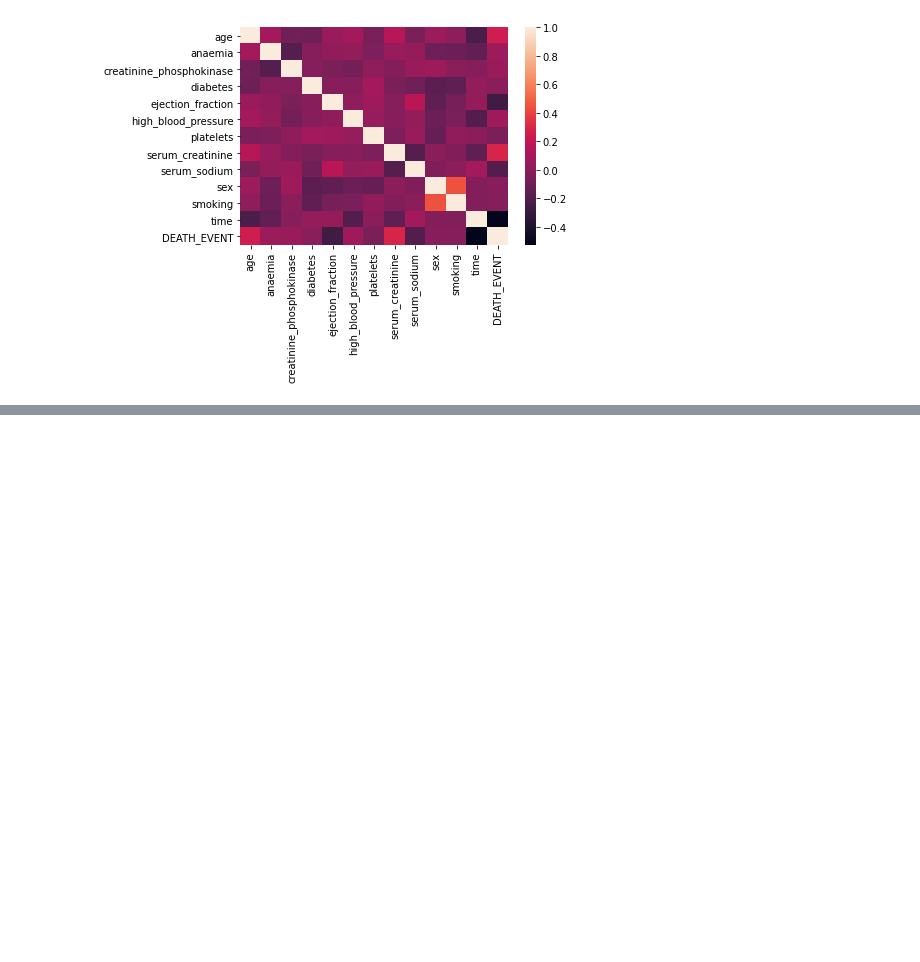
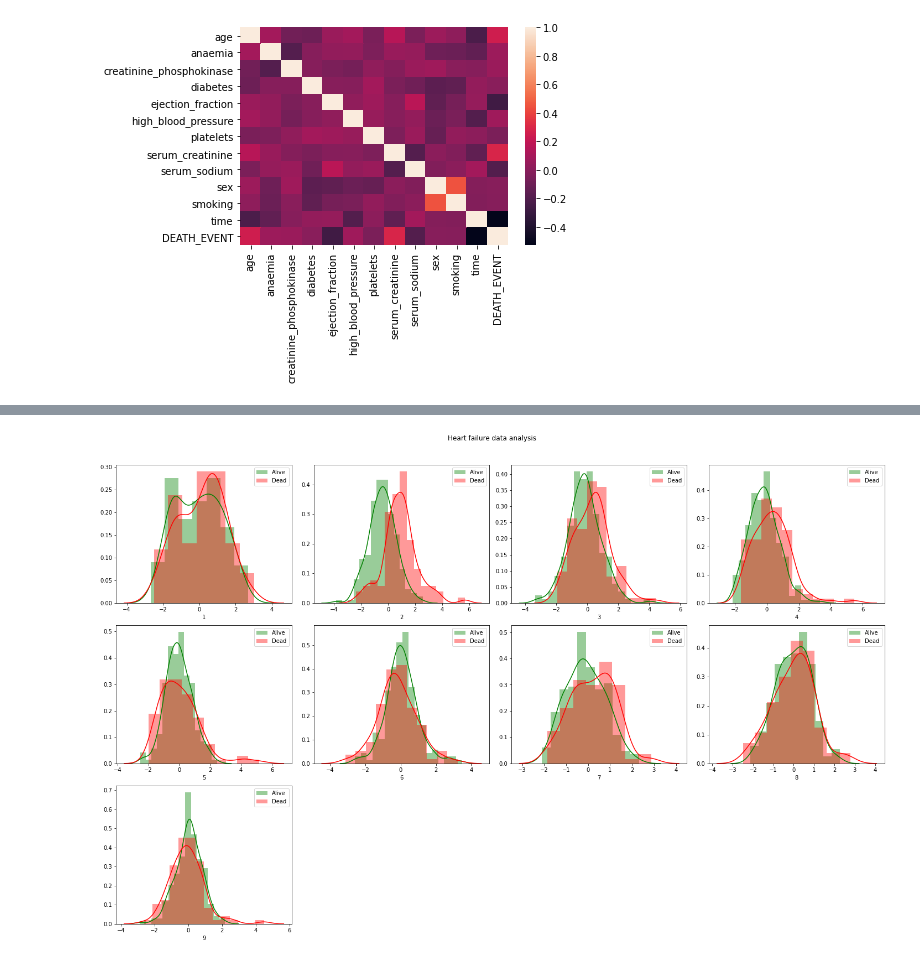
Before and after one commit to ele9996/Heart-failure-clinical-records-analysis, a Jupyter notebook: main.ipynb, the cells around one changed output, grey strips where cells are left out. Drawn from its saved outputs; the diff is of its cells as text; code cells hidden in the pictures; blank space fills up the shorter version.

```diff
--- a/main.ipynb
+++ b/main.ipynb
@@ -52,0 +90,17 @@ Since the dimensionality of the data is quite
+# %%
+#Visualizing the selected features
+
+fig = plt.figure(figsize = (20, 25))
+j = 0
+for i in principalDf.columns:
+    plt.subplot(6, 4, j+1)
+    j += 1
+    sns.distplot(principalDf[i][df['DEATH_EVENT']==0], color='g', label = 'Alive')
+    sns.distplot(principalDf[i][df['DEATH_EVENT']==1], color='r', label = 'Dead')
+    plt.legend(loc='best')
+fig.suptitle('Heart failure data analysis')
+fig.tight_layout()
+fig.subplots_adjust(top=0.95)
+plt.show()
+# %% [output]
+[figure, added]
```
Also changed, not shown: parts of 5 cells of this notebook.
